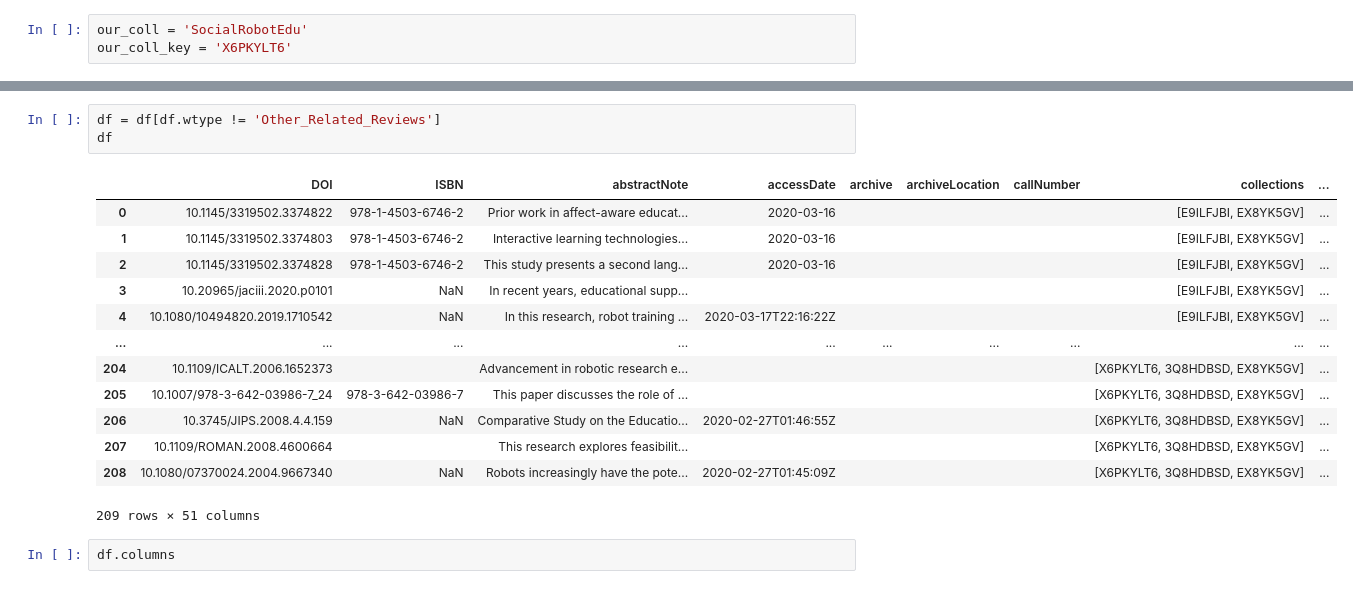
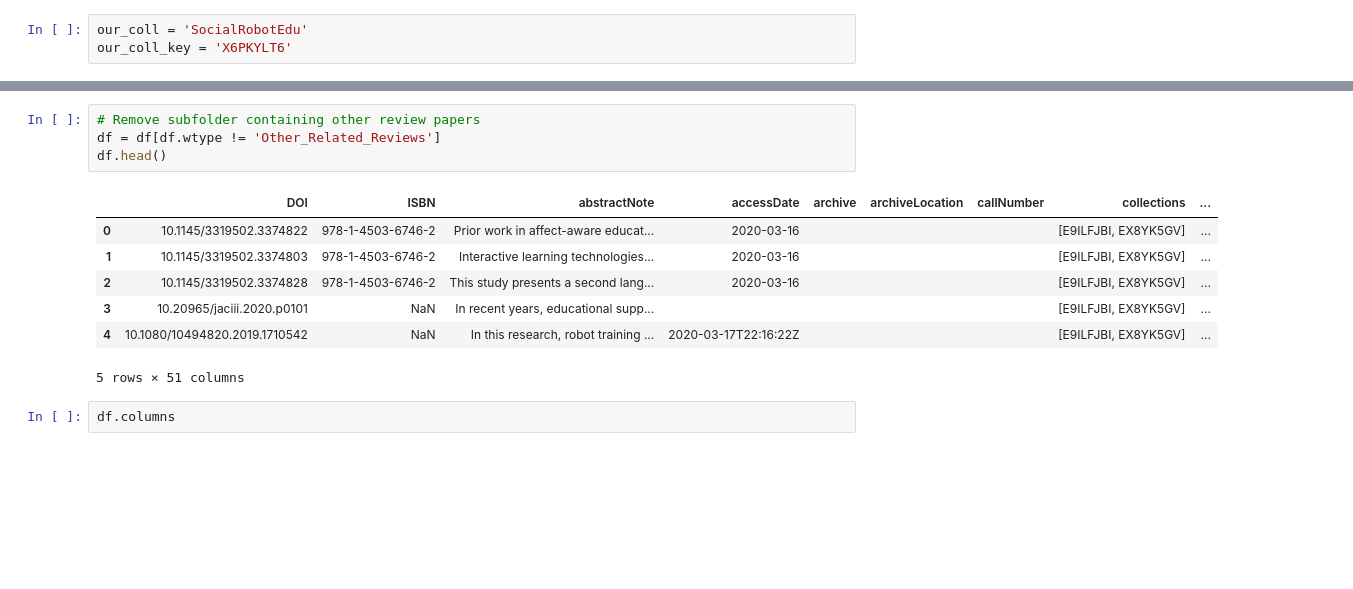
Before and after one commit to WafaJohal/SocialRobotUpdate, a Jupyter notebook: Quantitative_Bib.ipynb, the cells around one changed output, grey strips where cells are left out. Saved outputs shown, nothing was run; the diff lists cells and outputs as text; blank space fills up the shorter version.

```diff
--- a/Quantitative_Bib.ipynb
+++ b/Quantitative_Bib.ipynb
@@ -52,22 +51,17 @@ Other_Related_Reviews
 | 247 | 10.1007/978-3-030-26945-6_34 | 978-3-030-26945-6 | Robot tutors provide new opportun... |  |  |  |  | [X6PKYLT6, V6HK5X8G] | ... |
 248 rows × 51 columns
 # %%
+# Remove subfolder containing other review papers
 df = df[df.wtype != 'Other_Related_Reviews']
-df
+df.head()
 # %% [output]
 |  | DOI | ISBN | abstractNote | accessDate | archive | archiveLocation | callNumber | collections | ... |
 | 0 | 10.1145/3319502.3374822 | 978-1-4503-6746-2 | Prior work in affect-aware educat... | 2020-03-16 |  |  |  | [E9ILFJBI, EX8YK5GV] | ... |
 | 1 | 10.1145/3319502.3374803 | 978-1-4503-6746-2 | Interactive learning technologies... | 2020-03-16 |  |  |  | [E9ILFJBI, EX8YK5GV] | ... |
 | 2 | 10.1145/3319502.3374828 | 978-1-4503-6746-2 | This study presents a second lang... | 2020-03-16 |  |  |  | [E9ILFJBI, EX8YK5GV] | ... |
 | 3 | 10.20965/jaciii.2020.p0101 | NaN | In recent years, educational supp... |  |  |  |  | [E9ILFJBI, EX8YK5GV] | ... |
 | 4 | 10.1080/10494820.2019.1710542 | NaN | In this research, robot training ... | 2020-03-17T22:16:22Z |  |  |  | [E9ILFJBI, EX8YK5GV] | ... |
-| ... | ... | ... | ... | ... | ... | ... | ... | ... | ... |
-| 204 | 10.1109/ICALT.2006.1652373 |  | Advancement in robotic research e... |  |  |  |  | [X6PKYLT6, 3Q8HDBSD, EX8YK5GV] | ... |
-| 205 | 10.1007/978-3-642-03986-7_24 | 978-3-642-03986-7 | This paper discusses the role of ... |  |  |  |  | [X6PKYLT6, 3Q8HDBSD, EX8YK5GV] | ... |
-| 206 | 10.3745/JIPS.2008.4.4.159 | NaN | Comparative Study on the Educatio... | 2020-02-27T01:46:55Z |  |  |  | [X6PKYLT6, 3Q8HDBSD, EX8YK5GV] | ... |
-| 207 | 10.1109/ROMAN.2008.4600664 |  | This research explores feasibilit... |  |  |  |  | [X6PKYLT6, 3Q8HDBSD, EX8YK5GV] | ... |
-| 208 | 10.1080/07370024.2004.9667340 | NaN | Robots increasingly have the pote... | 2020-02-27T01:45:09Z |  |  |  | [X6PKYLT6, 3Q8HDBSD, EX8YK5GV] | ... |
-209 rows × 51 columns
+5 rows × 51 columns
 # %%
 df.columns
 # %% [output]
```
Also changed, not shown: parts of 5 cells of this notebook.
